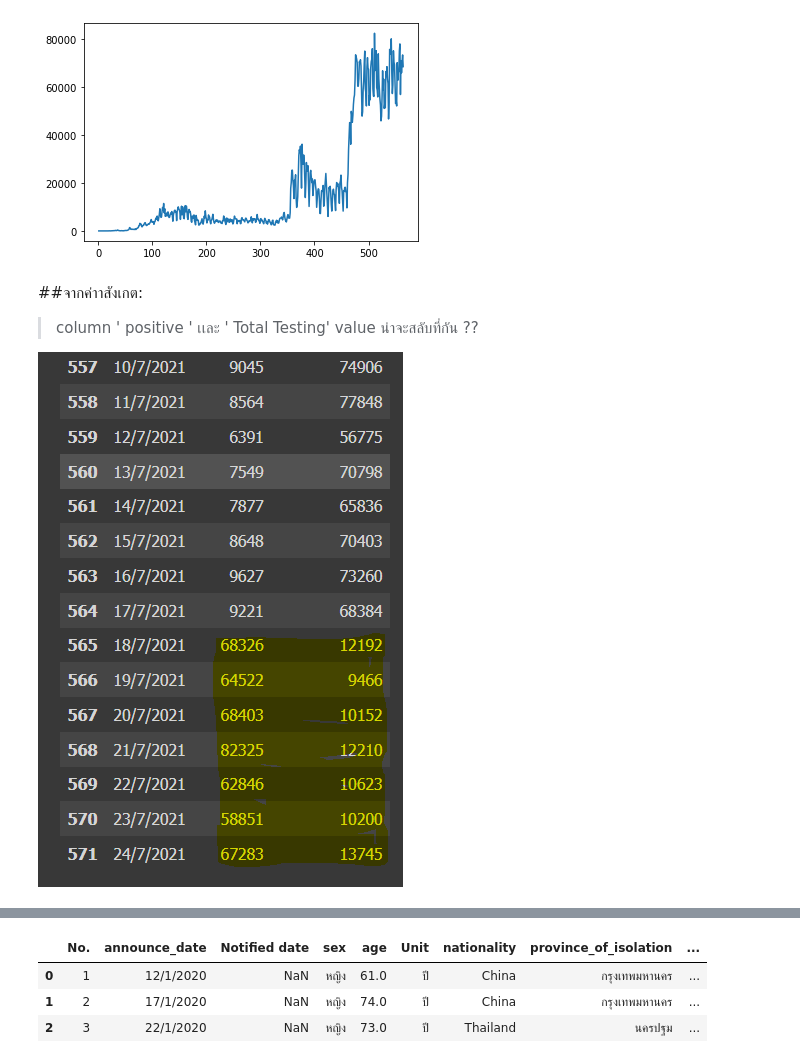
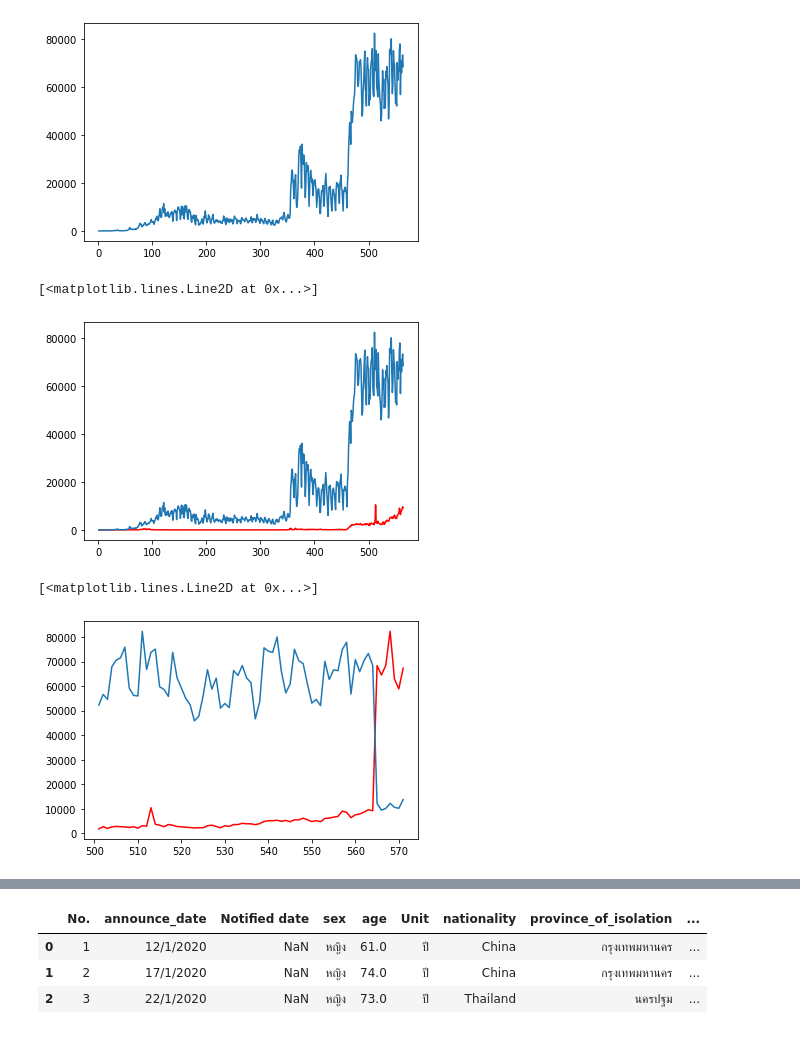
Before and after one commit to Peckkie/DPDM2021, a Jupyter notebook: Data102(Chapter2).ipynb, the cells around one changed output, grey strips where cells are left out. Saved outputs shown, nothing was run; the diff lists cells and outputs as text; code cells hidden in the pictures.

```diff
--- a/Data102(Chapter2).ipynb
+++ b/Data102(Chapter2).ipynb
@@ -250,8 +240,3 @@ plt.plot(y)
 # %% [output]
 [<matplotlib.lines.Line2D at 0x...>]
 [figure]
-# %% [markdown]
-##จากค่าาสังเกต:
-> column ' positive ' เเละ ' Total Testing' value น่าจะสลับที่กัน ??
-
-![image.png](embedded-picture-1)
@@ -259,0 +243,19 @@ plot(x, y, color='green', marker='o', linestyle='dashed', linewidth=2, markersiz
+# %%
+#plot 2 เส้นใน 1 กราฟ
+y = data_new.iloc[:-7,1] #positive
+plt.plot(y,'r')
+y = data_new.iloc[:-7,2] #Total Testing
+plt.plot(y)
+# %% [output]
+[<matplotlib.lines.Line2D at 0x...>]
+[figure, added]
+# %%
+#ยังไม่ลบ outlier
+y = data_new.iloc[500:,1] #positive
+plt.plot(y,'r')
+y = data_new.iloc[500:,2] #Total Testing
+plt.plot(y)
+#สามารถมองเเล้วตอบได้ว่ามันสลับที่กัน ของ values 2 ตัวแปรนี้
+# %% [output]
+[<matplotlib.lines.Line2D at 0x...>]
+[figure, added]
```
Also changed, not shown: parts of 24 cells of this notebook.
